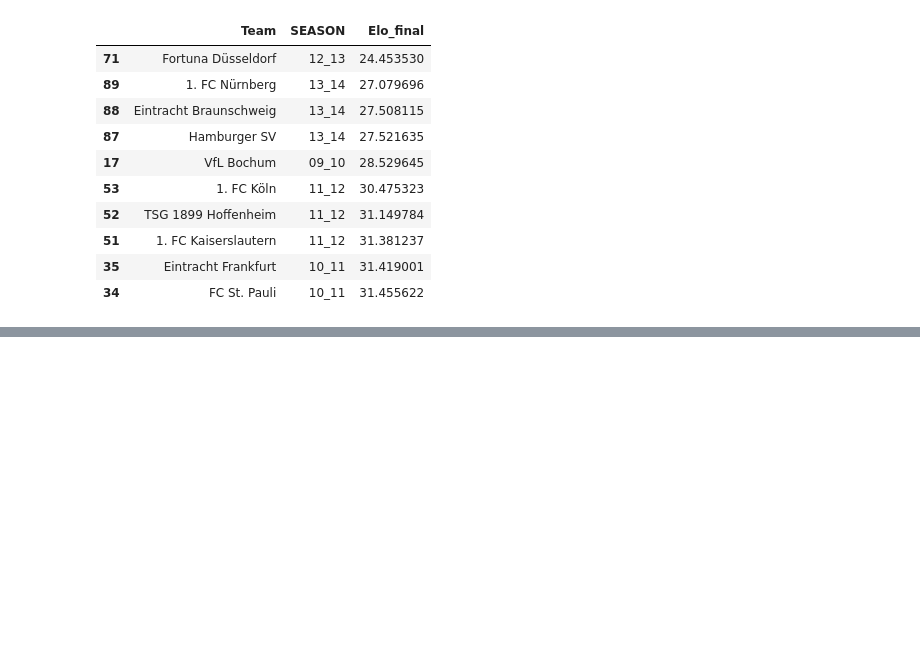
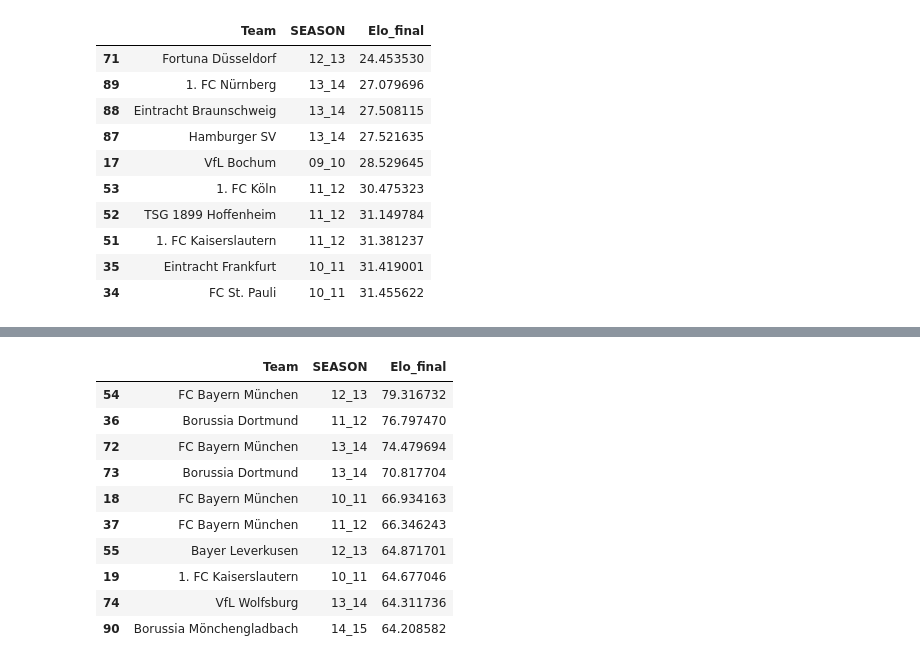
Before and after one commit to Picoalex/template_dsc, a Jupyter notebook: notebooks/02_strength_index.ipynb, the cells around one changed output, grey strips where cells are left out. Saved outputs shown, nothing was run; the diff lists cells and outputs as text; code cells hidden in the pictures; blank space fills up the shorter version.

```diff
--- a/notebooks/02_strength_index.ipynb
+++ b/notebooks/02_strength_index.ipynb
@@ -470,0 +503,23 @@ worst_10_elo
+# %%
+# top teams when goal margin is neglected
+
+top_10_elo_alpha_0 = (
+    final_ratings_alpha_0
+    .sort_values(by='Elo_final', ascending=False)
+    [['Team', 'SEASON', 'Elo_final']]
+    .head(10)
+)
+
+top_10_elo_alpha_0
+# %% [output]
+|  | Team | SEASON | Elo_final |
+| 54 | FC Bayern München | 12_13 | 79.316732 |
+| 36 | Borussia Dortmund | 11_12 | 76.797470 |
+| 72 | FC Bayern München | 13_14 | 74.479694 |
+| 73 | Borussia Dortmund | 13_14 | 70.817704 |
+| 18 | FC Bayern München | 10_11 | 66.934163 |
+| 37 | FC Bayern München | 11_12 | 66.346243 |
+| 55 | Bayer Leverkusen | 12_13 | 64.871701 |
+| 19 | 1. FC Kaiserslautern | 10_11 | 64.677046 |
+| 74 | VfL Wolfsburg | 13_14 | 64.311736 |
+| 90 | Borussia Mönchengladbach | 14_15 | 64.208582 |
```
Also changed, not shown: parts of 5 cells of this notebook.
